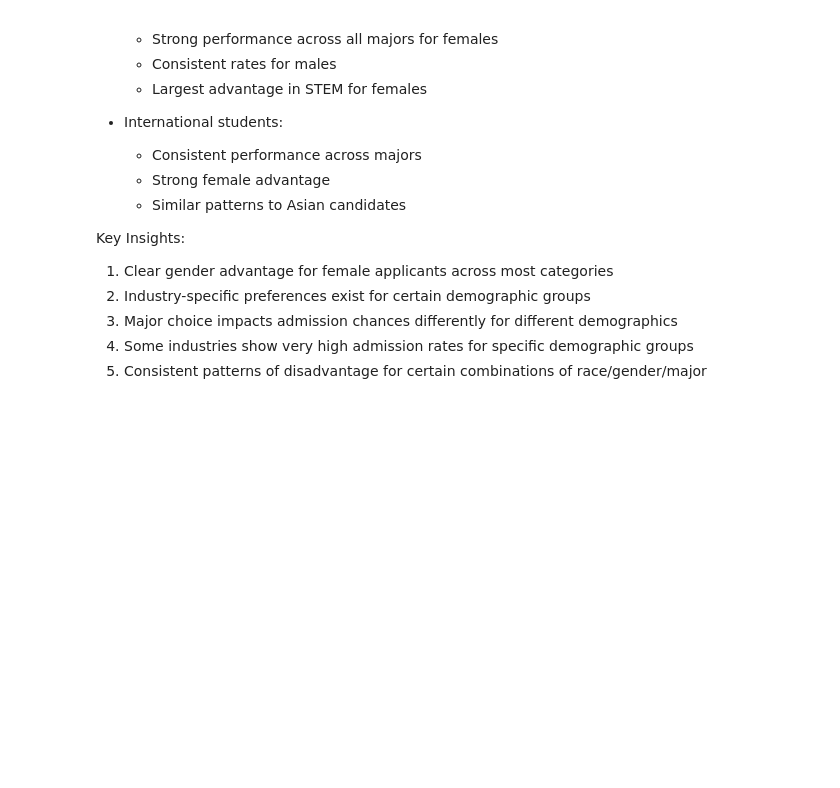
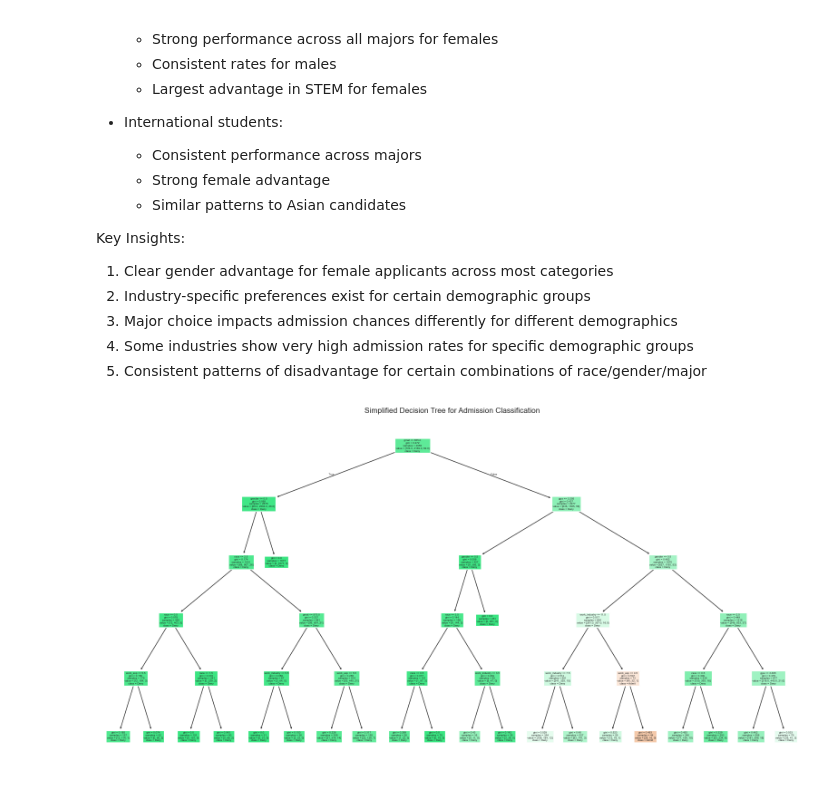
Before and after one commit to Compsci-526-Team-11/MBA-Admission-Insights-and-Predictions, a Jupyter notebook: EDA_ver6.ipynb, the cells around one changed output. Saved outputs shown, nothing was run; the diff lists cells and outputs as text; code cells hidden in the pictures; blank space fills up the shorter version.

```diff
--- a/EDA_ver6.ipynb
+++ b/EDA_ver6.ipynb
@@ -835,3 +900,37 @@ Key Insights:
 3. Major choice impacts admission chances differently for different demographics
 4. Some industries show very high admission rates for specific demographic groups
 5. Consistent patterns of disadvantage for certain combinations of race/gender/major
+# %%
+import pandas as pd
+from sklearn.model_selection import train_test_split
+from sklearn.tree import DecisionTreeClassifier
+from sklearn.preprocessing import LabelEncoder
+from sklearn import tree
+import matplotlib.pyplot as plt
+
+#Convert categorical variables to numerical representation
+categorical_cols = ['gender', 'international', 'major', 'race', 'work_industry', 'admission']
+label_encoders = {}
+
+for col in categorical_cols:
+    label_encoders[col] = LabelEncoder()
+    df[col] = label_encoders[col].fit_transform(df[col])
+
+#Extract features and target variables
+X = df.drop(columns=['admission', 'application_id'])
+y = df['admission']
+
+X_train, X_test, y_train, y_test = train_test_split(X, y, test_size=0.2, random_state=42)
+
+#build decision tree
+clf = DecisionTreeClassifier(random_state=42, max_depth=5, min_samples_leaf=10)
+clf.fit(X_train, y_train)
+
+class_names = [str(class_) for class_ in sorted(label_encoders['admission'].classes_)]
+
+plt.figure(figsize=(20, 10))
+tree.plot_tree(clf, feature_names=X.columns, class_names=class_names, filled=True)
+plt.title("Simplified Decision Tree for Admission Classification")
+plt.show()
+# %% [output]
+[figure, added]
```
Also changed, not shown: parts of 7 cells of this notebook.
